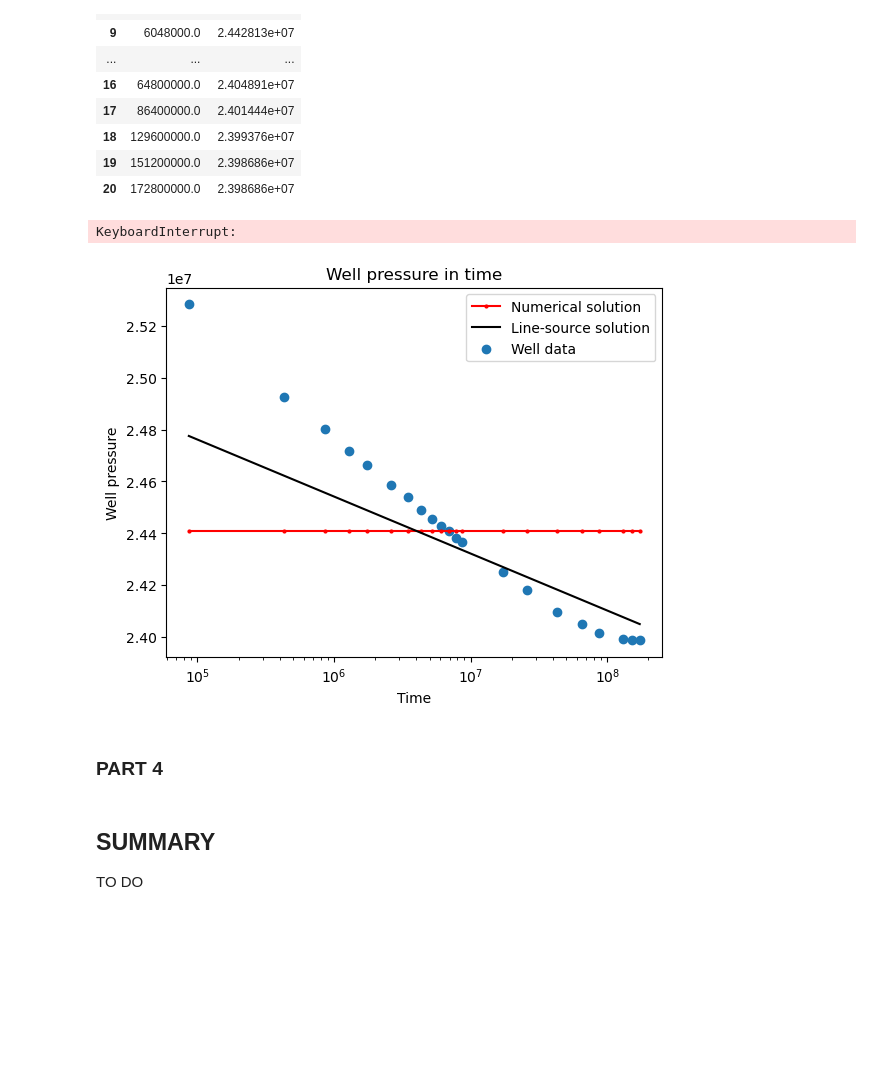
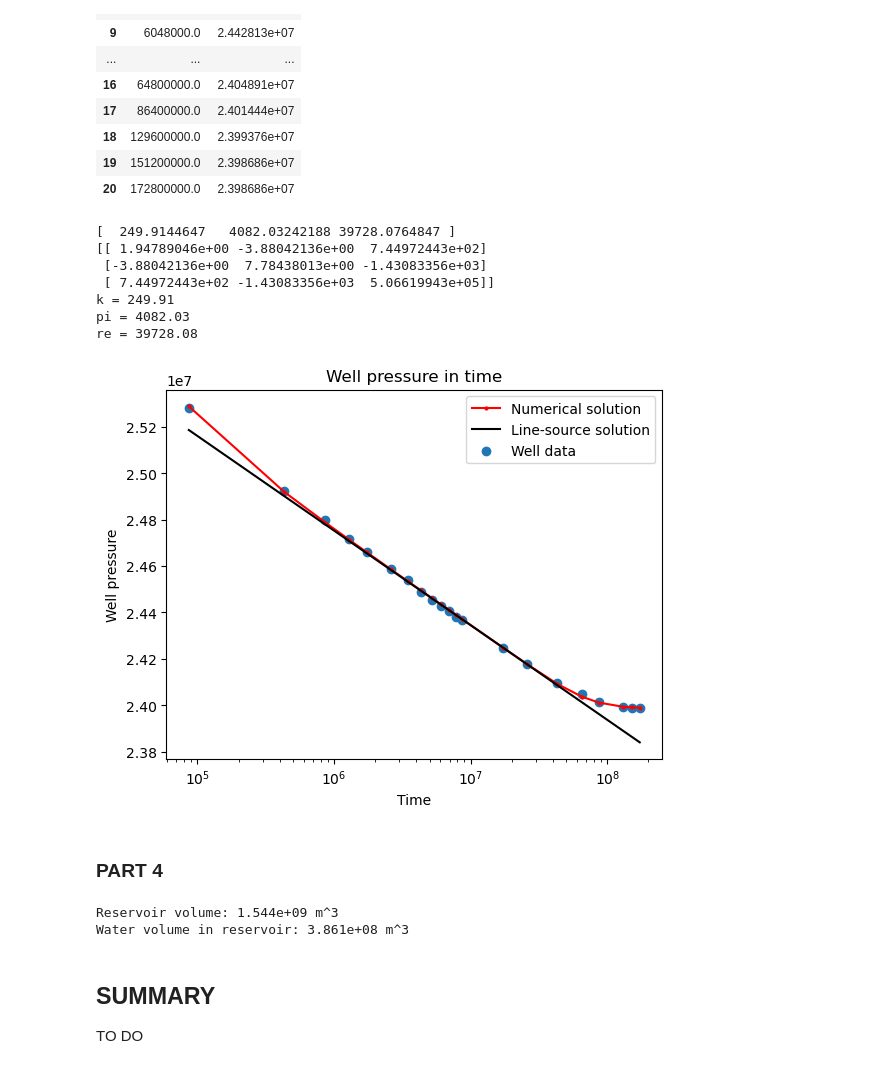
Before and after one commit to mosinek/MOD510, a Jupyter notebook: project2_our copy.ipynb, the cells around one changed output. Drawn from its saved outputs; the diff is of its cells as text; code cells hidden in the pictures; blank space fills up the shorter version.

```diff
--- a/project2_our copy.ipynb
+++ b/project2_our copy.ipynb
@@ -753,16 +753,16 @@ well_data
 # %%
 def numerical_well_pressure(t, k, pi, re):
     solver = PressureSolver(
-        N=4,
+        N=100,
         dt=1,
         k=k,
         pi=pi,
         re=re
     )
 
-    n_steps = int(np.ceil(t.max() / (solver.dt / solver.day_to_sec)))
+    n_steps = int(np.ceil(t.max() / solver.dt))     # t and dt both in seconds
 
-    times = np.arange(n_steps + 1) * (solver.dt / solver.day_to_sec)
+    times = np.arange(n_steps + 1) * solver.dt      # seconds
     p_w = np.zeros(n_steps + 1)
 
     p_w[0] = solver.calculate_well_pressure(solver.p_t[0])
@@ -771,8 +771,7 @@ def numerical_well_pressure(t, k, pi, re):
         p = solver.solve_time_dependent()
         p_w[i] = solver.calculate_well_pressure(p[0])
 
-    # Convert pressure from Pa to psi
-    return np.interp(t, times, p_w) / solver.psi_to_pa
+    return np.interp(t, times, p_w)                 # Pa, same as well_data
 
 
 popt, pcov = curve_fit(
@@ -780,7 +779,7 @@ popt, pcov = curve_fit(
     well_data['time'],
     well_data['well_pressure'],
     p0=[500, 4100, 1000],
-    bounds=([1, 10, 100], [5000, 10000, 10000]),
+    bounds=([1, 10, 100], [5000, 10000, 40000]),
     maxfev=200
 )
 print(popt)
@@ -792,37 +791,49 @@ print(f"k = {k_best:.2f}")
 print(f"pi = {pi_best:.2f}")
 print(f"re = {re_best:.2f}")
 # %% [output]
-KeyboardInterrupt:
+[  249.9144647   4082.03242188 39728.0764847 ]
+[[ 1.94789046e+00 -3.88042136e+00  7.44972443e+02]
+ [-3.88042136e+00  7.78438013e+00 -1.43083356e+03]
+ [ 7.44972443e+02 -1.43083356e+03  5.06619943e+05]]
+k = 249.91
+pi = 4082.03
+re = 39728.08
 # %%
 solver = PressureSolver(N=4, k = k_best, pi = pi_best, re = re_best)
 solver.solve_time_dependent()
 
 p_plot = numerical_well_pressure(
     well_data['time'], k_best, pi_best, re_best
 )
 
 plt.plot(well_data['time'], p_plot, 'o-', color='red', markersize=2, label="Numerical solution")
 
-p_ls = []
-for t in well_data['time']:
-    p_ls.append(solver.line_source_solution(t))
-
-p_ls = np.array(p_ls)
-
-plt.plot(well_data['time'], np.array(p_ls)[:, 0], 'k-',
-         label="Line-source solution")
+p_ls = solver.pi + solver.Q*solver.mu/(4*np.pi*solver.k*solver.h) * \
+       expi(-solver.rw**2 / (4*solver.eta*well_data['time']))
+plt.plot(well_data['time'], p_ls, 'k-', label="Line-source solution")
 
 plt.scatter(well_data['time'],well_data['well_pressure'], label='Well data')
 plt.xlabel('Time')
 plt.ylabel('Well pressure')
 plt.xscale('log')
 plt.title('Well pressure in time')
 plt.legend()
 plt.show()
 # %% [output]
-[figure, old version]
+[figure, new version]
 # %% [markdown]
 ### PART 4
+# %%
+solver = PressureSolver(N=4, k = k_best, pi = pi_best, re = re_best)
+
+V_bulk = np.pi * (solver.re**2 - solver.rw**2) * solver.h
+V_water = solver.phi * V_bulk
+
+print(f"Reservoir volume: {V_bulk:.3e} m^3")
+print(f"Water volume in reservoir: {V_water:.3e} m^3")
+# %% [output]
+Reservoir volume: 1.544e+09 m^3
+Water volume in reservoir: 3.861e+08 m^3
 # %% [markdown]
 ## SUMMARY
 TO DO
```
Also changed, not shown: parts of 3 cells of this notebook.
